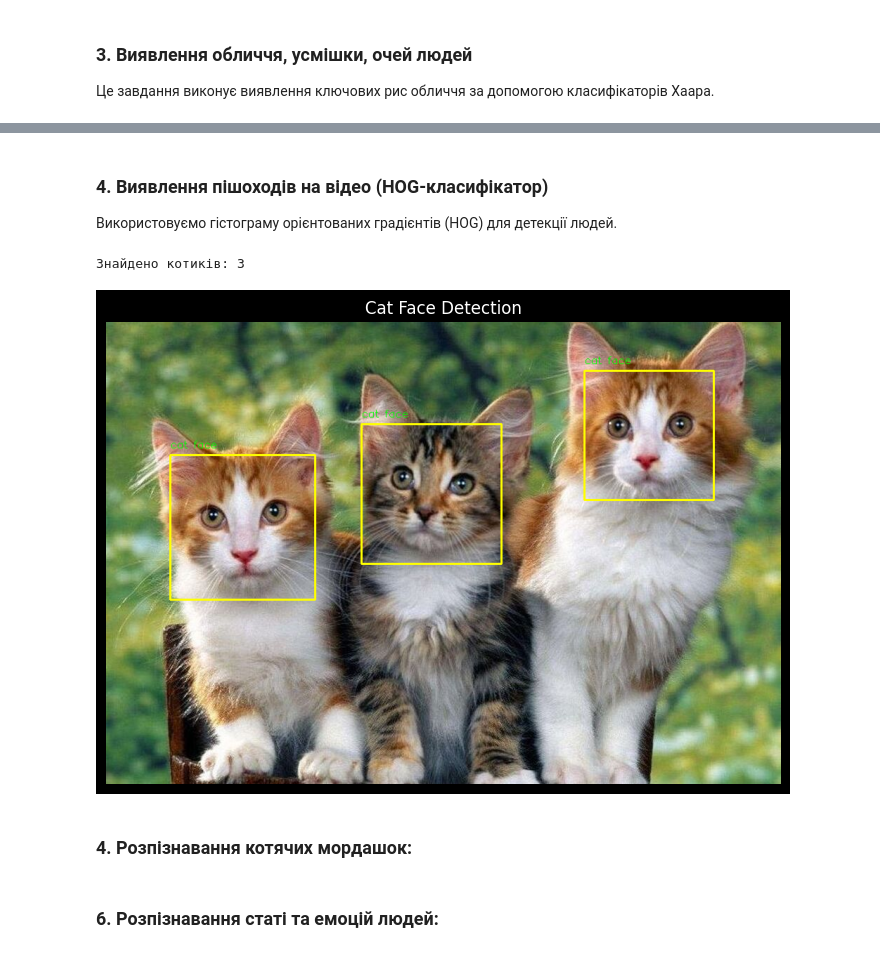
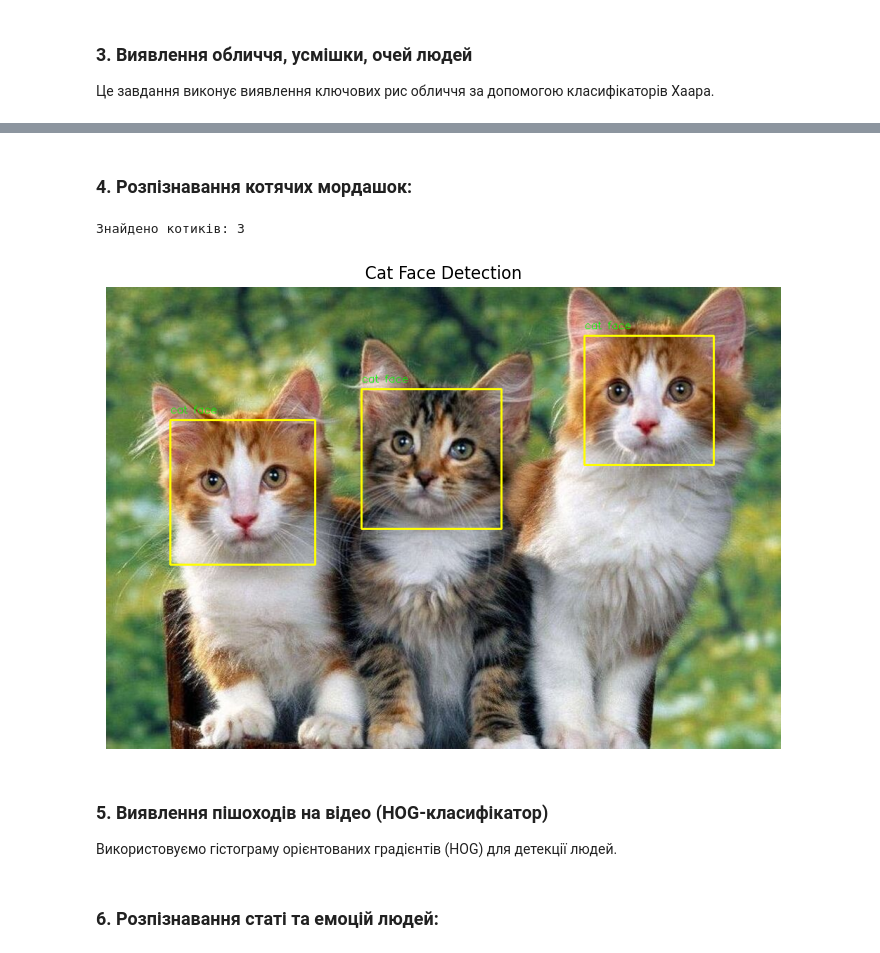
Before and after one commit to M1shanyaaa/AI_Computer_Vision, a Jupyter notebook: Lab_1/Lab1_3dyPosibnyk.ipynb, the cells around one changed output, grey strips where cells are left out. Cells and saved outputs as stored; diff of their text form; code cells hidden in the pictures.

```diff
--- a/Lab_1/Lab1_3dyPosibnyk.ipynb
+++ b/Lab_1/Lab1_3dyPosibnyk.ipynb
@@ -136,30 +176,30 @@ show_img(img_features, "Face, Eyes and Smile Detection")
-# %% [markdown]
-### 4. Виявлення пішоходів на відео (HOG-класифікатор)
-Використовуємо гістограму орієнтованих градієнтів (HOG) для детекції людей.
-# %%
-cat_cascade = cv2.CascadeClassifier(
-    cv2.data.haarcascades + 'haarcascade_frontalcatface.xml'
-)
-
-# Завантаження зображення
-img = cv2.imread('/home/mishanya/PycharmProjects/AI_Computer_Vision/Lab_1/photos/catsPhoto.jpg')
-gray = cv2.cvtColor(img, cv2.COLOR_BGR2GRAY)
-
-# Виявлення котячих мордочок
-faces = cat_cascade.detectMultiScale(gray, scaleFactor=1.1, minNeighbors=7)
-print(f"Знайдено котиків: {len(faces)}")
-
-for (x, y, w, h) in faces:
-    cv2.rectangle(img, (x, y), (x + w, y + h), (0, 255, 255), 2)
-    cv2.putText(img, "cat face", (x, y - 10),
-                cv2.FONT_HERSHEY_SIMPLEX, 0.5, (0, 255, 0), 1)
-
-show_img(img, "Cat Face Detection")
-# %% [output]
-Знайдено котиків: 3
-[figure, old version]
 # %% [markdown]
 ### 4. Розпізнавання котячих мордашок:
+# %%
+cat_cascade = cv2.CascadeClassifier(
+    cv2.data.haarcascades + 'haarcascade_frontalcatface.xml'
+)
+
+# Завантаження зображення
+img = cv2.imread('photos/catsPhoto.jpg')
+gray = cv2.cvtColor(img, cv2.COLOR_BGR2GRAY)
+
+# Виявлення котячих мордочок
+faces = cat_cascade.detectMultiScale(gray, scaleFactor=1.1, minNeighbors=7)
+print(f"Знайдено котиків: {len(faces)}")
+
+for (x, y, w, h) in faces:
+    cv2.rectangle(img, (x, y), (x + w, y + h), (0, 255, 255), 2)
+    cv2.putText(img, "cat face", (x, y - 10),
+                cv2.FONT_HERSHEY_SIMPLEX, 0.5, (0, 255, 0), 1)
+
+show_img(img, "Cat Face Detection")
+# %% [output]
+Знайдено котиків: 3
+[figure, new version]
+# %% [markdown]
+### 5. Виявлення пішоходів на відео (HOG-класифікатор)
+Використовуємо гістограму орієнтованих градієнтів (HOG) для детекції людей.
 # %%
 # Ініціалізація HOG детектора
 hog = cv2.HOGDescriptor()
```
Also changed, not shown: parts of 16 cells of this notebook, 1 other file.
